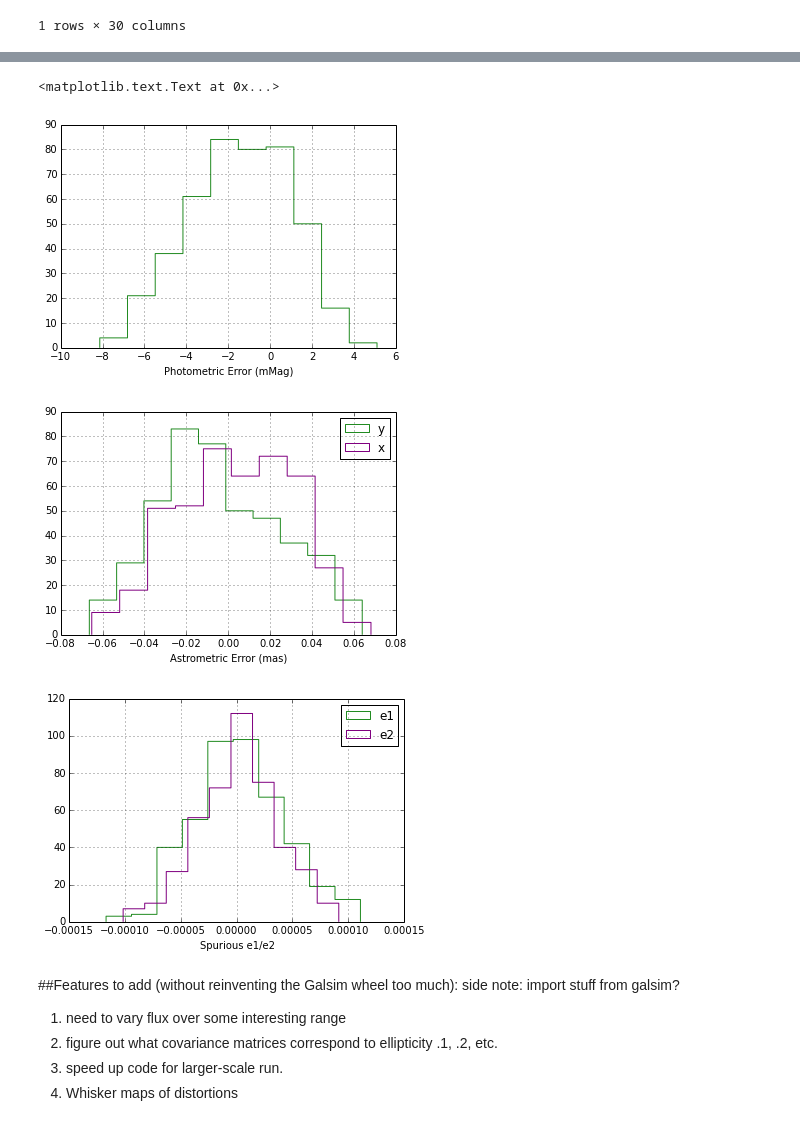
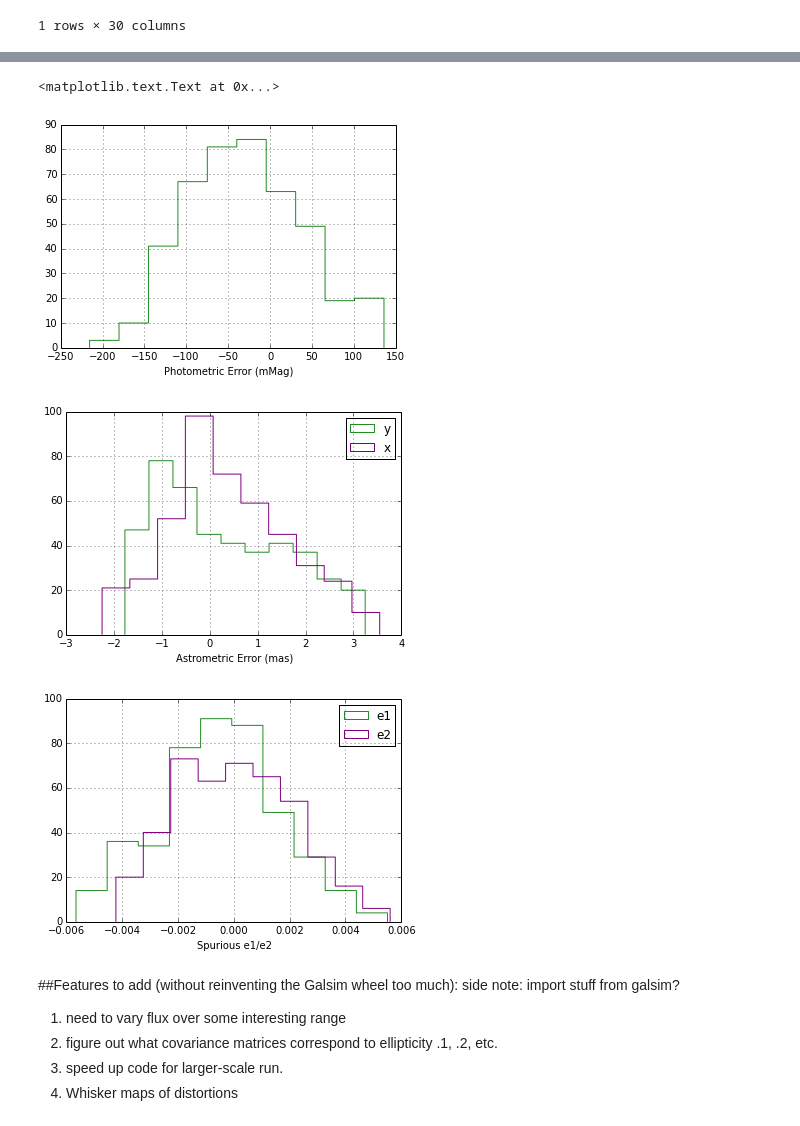
Before and after one commit to cpadavis/weak_sauce, a Jupyter notebook: notebooks/assessing_science_impact.ipynb, the cells around one changed output, grey strips where cells are left out. Drawn from its saved outputs; the diff is of its cells as text; code cells hidden in the pictures.

```diff
--- a/notebooks/assessing_science_impact.ipynb
+++ b/notebooks/assessing_science_impact.ipynb
@@ -28,7 +28,9 @@ Steps (first over small section of chip):
 # %%
 from weak_sauce.adaptive_moments.psf_evaluator import Moment_Evaluator
 
-temp = MoveableGrid('test100k_iter.pkl')
+#temp = MoveableGrid('test100k_iter.pkl')
+temp = MoveableGrid('des_50x50_noTR.pkl')
+flat = np.load('des_cutout.npy')
 n_verts_x = 51
 
 stationary_source = Source(num_x=5*(n_verts_x-1)+1, min_x=0, max_x=50, flux_func=gauss, mu=(15,15),sigma=3)
@@ -83,8 +85,10 @@ import copy
 res_df = pd.DataFrame()
 ideal_df = pd.DataFrame()
 n_verts_x = 51
-saved_mg = MoveableGrid('test100k_iter.pkl')
-flat=np.load('data_rel_flux_map_50x50.npy')
+#saved_mg = MoveableGrid('test100k_iter.pkl')
+#flat=np.load('data_rel_flux_map_50x50.npy')
+saved_mg = MoveableGrid('des_50x50_noTR.pkl')
+flat=np.load('des_cutout.npy')
 
 for xctr in np.arange(15,36):
     for yctr in np.arange(15,36):
@@ -120,6 +136,6 @@ res_df
 # %%
 resid_df = res_df-ideal_df
 # %%
-resid_df2 = resid_df[resid_df['Mx']<.3]
+resid_df2 = resid_df[np.abs(resid_df['Mx'])<.3]
 resid_df2.describe()
 resid_df = resid_df2
@@ -126,21 +163,21 @@ resid_df = resid_df2
 # %%
 (resid_df['flux']/(.001*np.log(10)/2.5)).hist(bins=10,histtype='step',color='ForestGreen') #convert %flux to mMag
 plt.xlabel('Photometric Error (mMag)')
 plt.figure()
 (200*resid_df['Mx']).hist(bins=10,histtype='step',color='ForestGreen',label='y') #LSST pixel size
 (200*resid_df['My']).hist(bins=10,histtype='step',color='Purple',label='x')
 plt.legend()
 plt.xlabel('Astrometric Error (mas)')
 plt.figure()
-(.2**2/.27**2*resid_df['e1']).hist(bins=10,histtype='step',color='ForestGreen',label='e1') #convert to LSST pixels
-(.2**2/.27**2*resid_df['e2']).hist(bins=10,histtype='step',color='Purple',label='e2')
+resid_df['e1'].hist(bins=10,histtype='step',color='ForestGreen',label='e1') #convert to LSST pixels (.2**2/.27**2*
+resid_df['e2'].hist(bins=10,histtype='step',color='Purple',label='e2')
 plt.legend()
 plt.xlabel('Spurious e1/e2')
 # %% [output]
 <matplotlib.text.Text at 0x...>
-[figure, old version]
+[figure, new version]
-[figure, old version]
+[figure, new version]
-[figure, old version]
+[figure, new version]
 # %% [markdown]
 ##Features to add (without reinventing the Galsim wheel too much):
 side note: import stuff from galsim?
```
Also changed, not shown: parts of 3 cells of this notebook.
